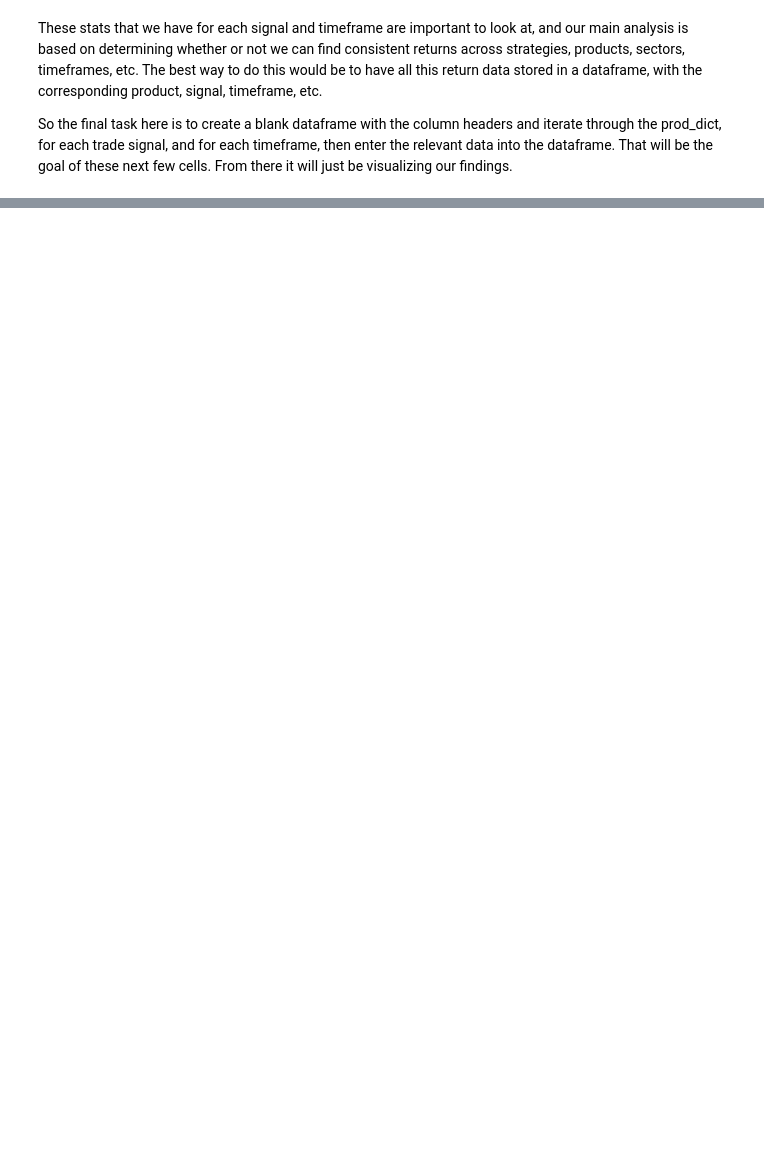
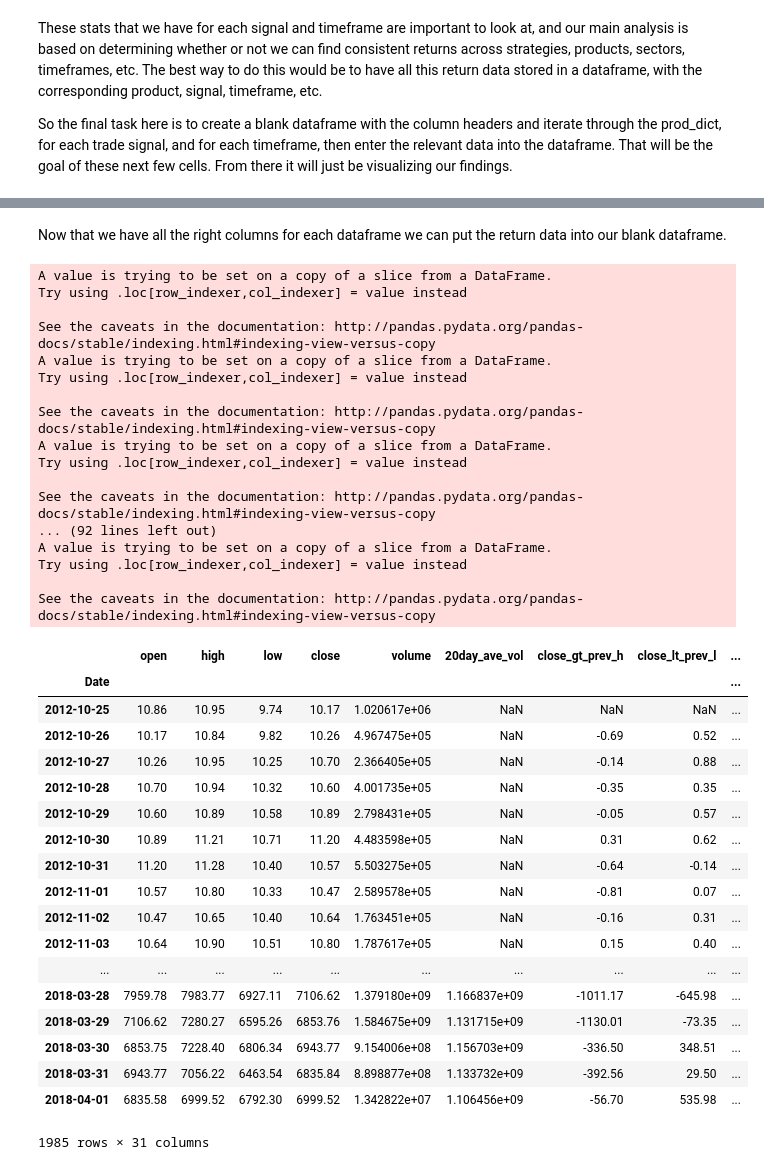
Before and after one commit to franko003/Price_Indicator_Analysis, a Jupyter notebook: notebooks/Price_Indicator_Analysis_MVP.ipynb, the cells around one changed output, grey strips where cells are left out. Cells and saved outputs as stored; diff of their text form; code cells hidden in the pictures; blank space fills up the shorter version.

```diff
--- a/notebooks/Price_Indicator_Analysis_MVP.ipynb
+++ b/notebooks/Price_Indicator_Analysis_MVP.ipynb
@@ -1010 +1020,42 @@ timeframe_list = [1, 5, 10, 20]
+# %% [markdown]
+Now that we have all the right columns for each dataframe we can put the return data into our blank dataframe.
+# %%
+add_all_indicators(prod_dict['BTC'])
+# %% [output]
+A value is trying to be set on a copy of a slice from a DataFrame.
+Try using .loc[row_indexer,col_indexer] = value instead
+
+See the caveats in the documentation: http://pandas.pydata.org/pandas-docs/stable/indexing.html#indexing-view-versus-copy
+A value is trying to be set on a copy of a slice from a DataFrame.
+Try using .loc[row_indexer,col_indexer] = value instead
+
+See the caveats in the documentation: http://pandas.pydata.org/pandas-docs/stable/indexing.html#indexing-view-versus-copy
+A value is trying to be set on a copy of a slice from a DataFrame.
+Try using .loc[row_indexer,col_indexer] = value instead
+
+See the caveats in the documentation: http://pandas.pydata.org/pandas-docs/stable/indexing.html#indexing-view-versus-copy
+... (92 lines left out)
+A value is trying to be set on a copy of a slice from a DataFrame.
+Try using .loc[row_indexer,col_indexer] = value instead
+
+See the caveats in the documentation: http://pandas.pydata.org/pandas-docs/stable/indexing.html#indexing-view-versus-copy
+|  | open | high | low | close | volume | 20day_ave_vol | close_gt_prev_h | close_lt_prev_l | ... |
+| Date |  |  |  |  |  |  |  |  | ... |
+| 2012-10-25 | 10.86 | 10.95 | 9.74 | 10.17 | 1.020617e+06 | NaN | NaN | NaN | ... |
+| 2012-10-26 | 10.17 | 10.84 | 9.82 | 10.26 | 4.967475e+05 | NaN | -0.69 | 0.52 | ... |
+| 2012-10-27 | 10.26 | 10.95 | 10.25 | 10.70 | 2.366405e+05 | NaN | -0.14 | 0.88 | ... |
+| 2012-10-28 | 10.70 | 10.94 | 10.32 | 10.60 | 4.001735e+05 | NaN | -0.35 | 0.35 | ... |
+| 2012-10-29 | 10.60 | 10.89 | 10.58 | 10.89 | 2.798431e+05 | NaN | -0.05 | 0.57 | ... |
+| 2012-10-30 | 10.89 | 11.21 | 10.71 | 11.20 | 4.483598e+05 | NaN | 0.31 | 0.62 | ... |
+| 2012-10-31 | 11.20 | 11.28 | 10.40 | 10.57 | 5.503275e+05 | NaN | -0.64 | -0.14 | ... |
+| 2012-11-01 | 10.57 | 10.80 | 10.33 | 10.47 | 2.589578e+05 | NaN | -0.81 | 0.07 | ... |
+| 2012-11-02 | 10.47 | 10.65 | 10.40 | 10.64 | 1.763451e+05 | NaN | -0.16 | 0.31 | ... |
+| 2012-11-03 | 10.64 | 10.90 | 10.51 | 10.80 | 1.787617e+05 | NaN | 0.15 | 0.40 | ... |
+| ... | ... | ... | ... | ... | ... | ... | ... | ... | ... |
+| 2018-03-28 | 7959.78 | 7983.77 | 6927.11 | 7106.62 | 1.379180e+09 | 1.166837e+09 | -1011.17 | -645.98 | ... |
+| 2018-03-29 | 7106.62 | 7280.27 | 6595.26 | 6853.76 | 1.584675e+09 | 1.131715e+09 | -1130.01 | -73.35 | ... |
+| 2018-03-30 | 6853.75 | 7228.40 | 6806.34 | 6943.77 | 9.154006e+08 | 1.156703e+09 | -336.50 | 348.51 | ... |
+| 2018-03-31 | 6943.77 | 7056.22 | 6463.54 | 6835.84 | 8.898877e+08 | 1.133732e+09 | -392.56 | 29.50 | ... |
+| 2018-04-01 | 6835.58 | 6999.52 | 6792.30 | 6999.52 | 1.342822e+07 | 1.106456e+09 | -56.70 | 535.98 | ... |
+1985 rows × 31 columns
 # %%
```
Also changed, not shown: parts of 27 cells of this notebook, 1 other file.
